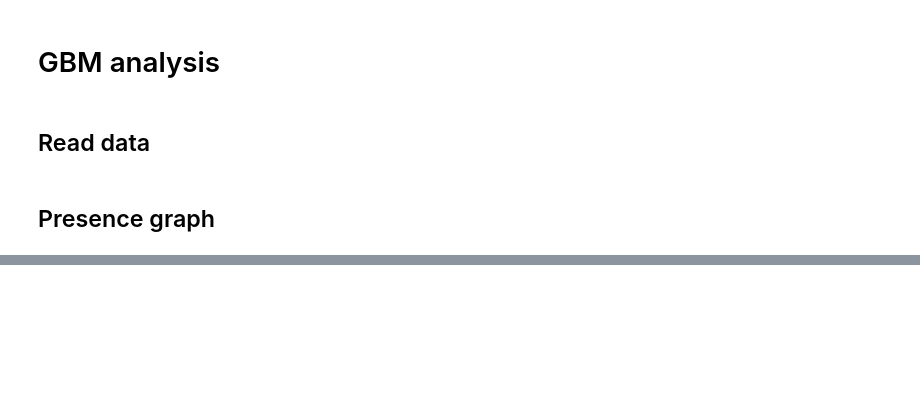
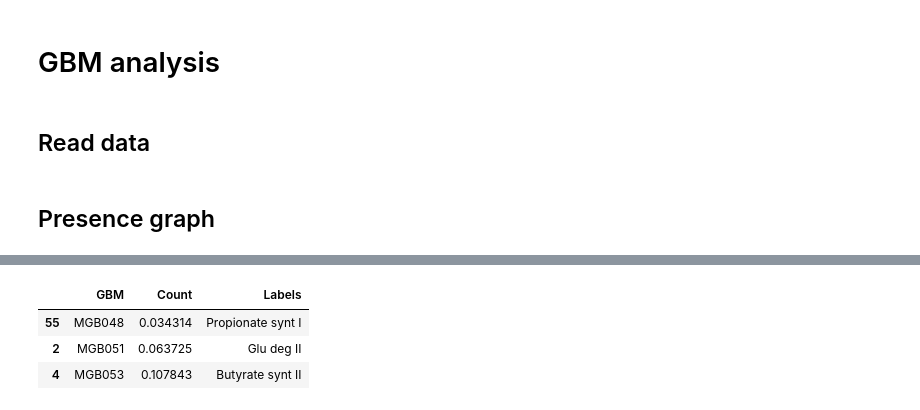
Before and after one commit to RafaPe/MX-Rural-Urban-Microbiome, a Jupyter notebook: notebooks/GBM_analysis.ipynb, the cells around one changed output, grey strips where cells are left out. Drawn from its saved outputs; the diff is of its cells as text; code cells hidden in the pictures; blank space fills up the shorter version.

```diff
--- a/notebooks/GBM_analysis.ipynb
+++ b/notebooks/GBM_analysis.ipynb
@@ -86,0 +89,26 @@ plt.show()
+# %%
+rare_gbms = [
+    "Dopamine synt",
+    "ACh synt",
+    "Glu deg I",
+    "Acetate synt II",
+    "NO synt I",
+    "Propionate synt III",
+    "Butyrate synt II",
+    "Serotonin synt II",
+    "Histamine synt",
+    "NO deg II",
+    "KYN synt",
+    "p-cresol deg",
+    "Propionate synt I",
+    "Glu deg II"
+]
+# %%
+rare = df[(df['Labels'].isin(rare_gbms)) & (df['Count'] > 0)]
+# %%
+rare
+# %% [output]
+|  | GBM | Count | Labels |
+| 55 | MGB048 | 0.034314 | Propionate synt I |
+| 2 | MGB051 | 0.063725 | Glu deg II |
+| 4 | MGB053 | 0.107843 | Butyrate synt II |
```
Also changed, not shown: parts of 6 cells of this notebook.
